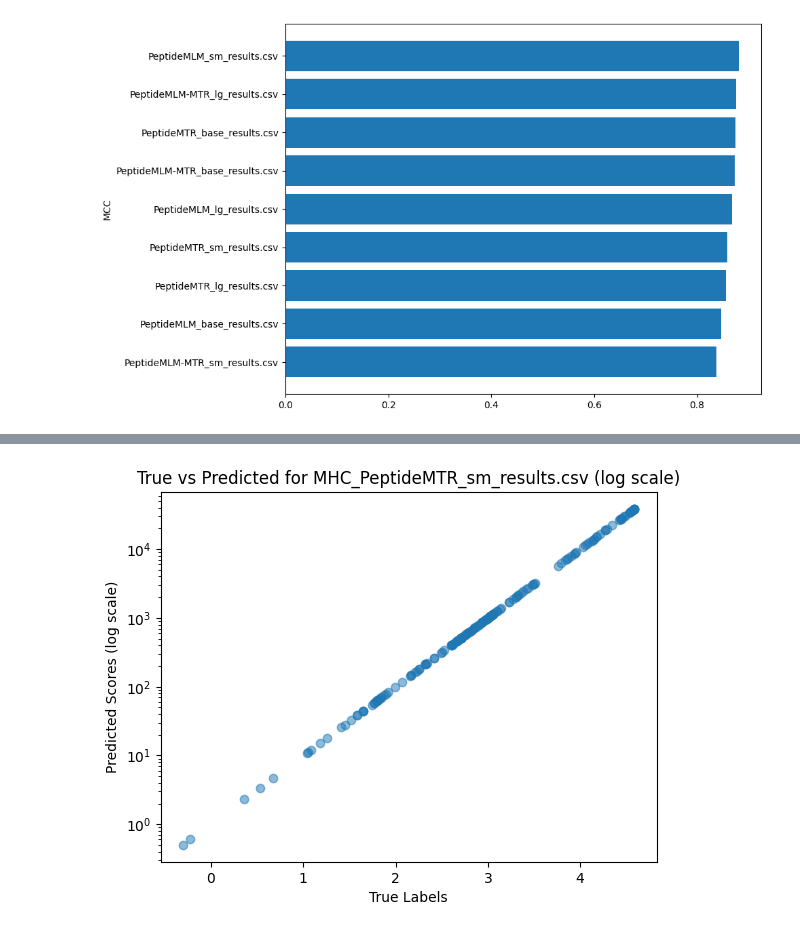
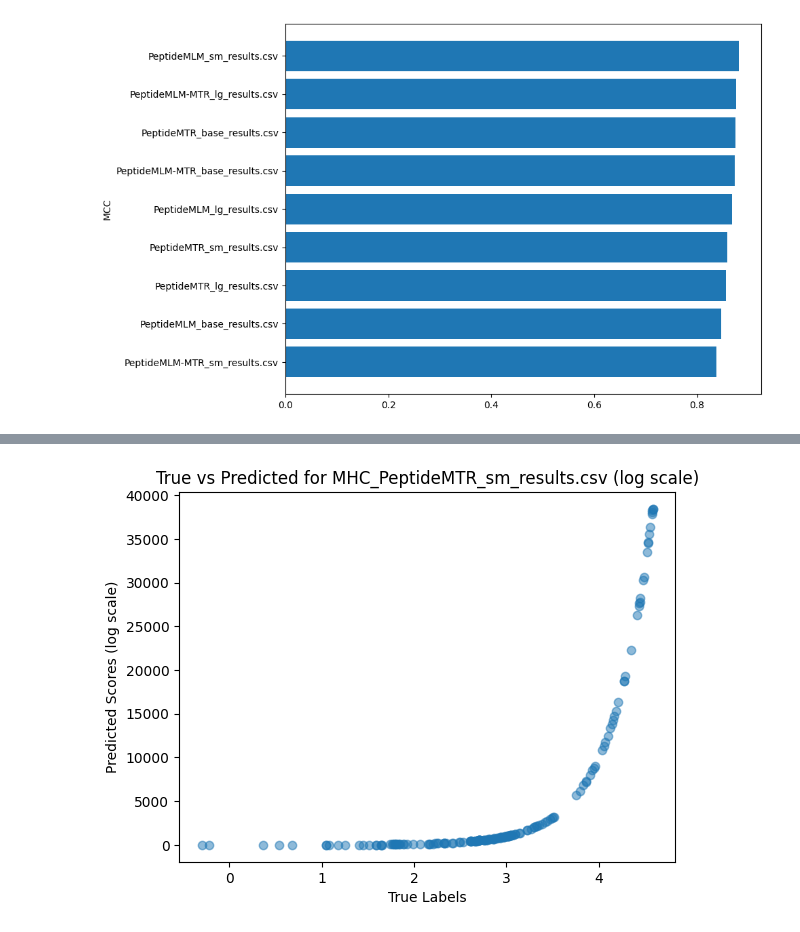
Before and after one commit to AaronFeller/PeptideCLM_Eval, a Jupyter notebook: main/notebooks/evaluate_data.ipynb, the cells around one changed output, grey strips where cells are left out. Cells and saved outputs as stored; diff of their text form; code cells hidden in the pictures.

Commit message:
add MHC results2

```diff
--- a/main/notebooks/evaluate_data.ipynb
+++ b/main/notebooks/evaluate_data.ipynb
@@ -195,18 +194,25 @@ F1: 0.93622794615488, MCC: 0.8751927183435732, Accuracy: 0.9373333333333334
 from sklearn.metrics import mean_squared_error, r2_score
 
 
-files = os.listdir("../results")
+files = os.listdir("../results2")
+
+r2s = []
+rmses = []
+
 for file in files:
     if "MHC" in file and file.endswith(".csv"):
-        df = pd.read_csv(os.path.join("../results", file))
+        df = pd.read_csv(os.path.join("../results2", file))
 
         # calculate auroc and auprc for each dataframe
         y_true = df['true_label']
+        # unscale from log10
         y_scores = df['predicted_label']
         # calculate r2 and rmse
         r2 = r2_score(y_true, y_scores)
         rmse = mean_squared_error(y_true, y_scores)
         print(f"File: {file}\nR2: {r2}, RMSE: {rmse}")
+        r2s.append(r2)
+        rmses.append(rmse)
 
         # # plot precision-recall curve and scatter plot of true vs predicted
         # import matplotlib.pyplot as plt
@@ -223,6 +229,13 @@ for file in files:
         # plt.xlabel('True Labels')
         # plt.ylabel('Predicted Scores')
         # plt.title(f'True vs Predicted for {file}')
+        # # set min and max to be the same
+        # min_val = min(y_true.min(), y_scores.min())
+        # max_val = max(y_true.max(), y_scores.max())
+        # plt.xlim(min_val, max_val)
+        # plt.ylim(min_val, max_val)
+        # # plot y=x line
+        # plt.plot([min_val, max_val], [min_val, max_val], 'r--')
         # plt.show()
 
         # # plot auroc curve
@@ -235,5 +248,15 @@ for file in files:
         # plt.title(f'ROC Curve for {file}')
         # plt.legend()
         # plt.show()
+
+# plot all r2 in barplot
+plt.figure(figsize=(10, 6))
+# sort by r2
+files = [f for f in files if "MHC" in f and f.endswith(".csv")]
+r2s, files = zip(*sorted(zip(r2s, files)))
+plt.barh(range(len(r2s)), r2s, tick_label=[f.replace('MHC_', '') for f in files])
+plt.xlabel('R2')
+plt.tight_layout()
+plt.show()
 # %% [output]
 File: MHC_PeptideMTR_sm_results.csv
@@ -257,26 +281,26 @@ R2: -0.2693348274536722, RMSE: 141681776.58049157
 # %%
 # plot true vs true with log transformed on y axis
 files = os.listdir("../results")
 for file in files:
     if "MHC" in file and file.endswith(".csv"):
         df = pd.read_csv(os.path.join("../results", file))
         y_true = df['true_label']
         y_true_log = df['true_label'].apply(lambda x: np.log10(x + 1e-8))
 
 
 
         import matplotlib.pyplot as plt
         plt.figure()
         plt.scatter(y_true_log, y_true, alpha=0.5)
-        plt.yscale('log')
+        # plt.yscale('log')
         plt.xlabel('True Labels')
         plt.ylabel('Predicted Scores (log scale)')
         plt.title(f'True vs Predicted for {file} (log scale)')
         plt.show()
 
         break
 # %% [output]
-[figure, old version]
+[figure, new version]
 # %%
 # load ../data/MHC_train_original.csv and convert Quantitative Measurement to log scale and resave column 'label' as MHC_train.csv
 
```
Also changed, not shown: parts of 2 cells of this notebook, 9 other files.
